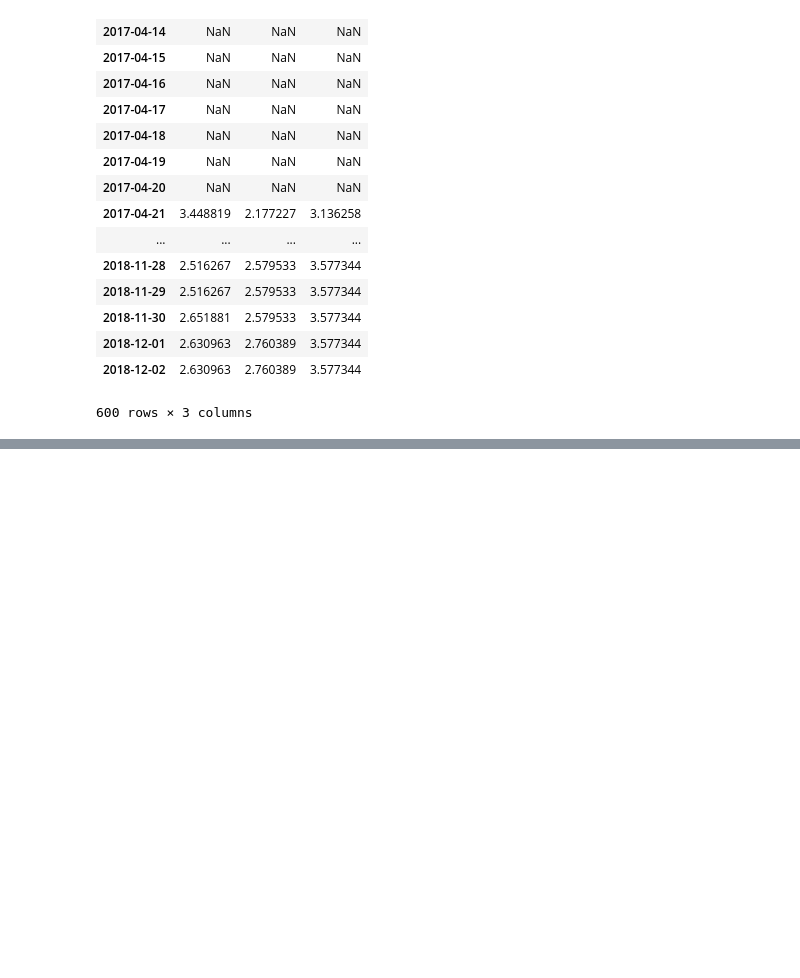
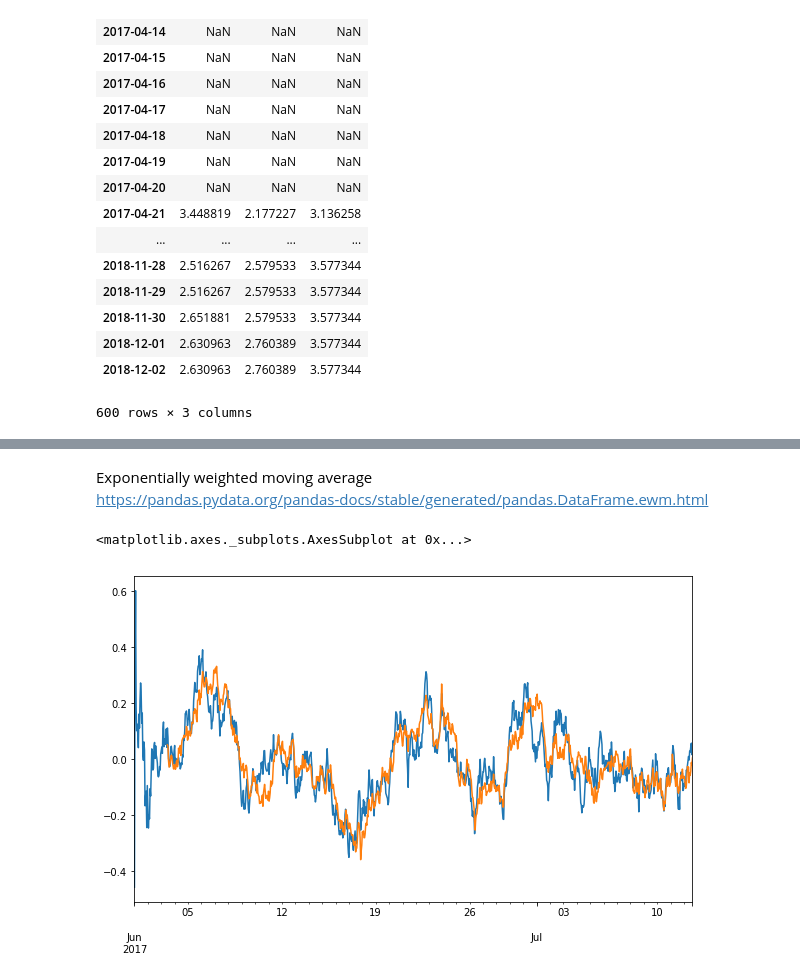
Before and after one commit to vipulsingh24/Time-Series-Analysis-with-Python, a Jupyter notebook: 5.Moving Window Functions.ipynb, the cells around one changed output, grey strips where cells are left out. Saved outputs shown, nothing was run; the diff lists cells and outputs as text; code cells hidden in the pictures; blank space fills up the shorter version.

```diff
--- a/5.Moving Window Functions.ipynb
+++ b/5.Moving Window Functions.ipynb
@@ -123,0 +170,11 @@ SyntaxError: invalid syntax (<ipython-input-12-b6a49be4146b>, line 1)
+# %% [markdown]
+Exponentially weighted moving average
+<br />
+https://pandas.pydata.org/pandas-docs/stable/generated/pandas.DataFrame.ewm.html
+# %%
+ts = pd.Series(np.random.randn(1000), index=pd.date_range(start='6/1/2017', periods=1000, freq='H'))
+ts.ewm(span=60, freq='H', min_periods=0, adjust=True).mean().plot()
+ts.rolling(window=60).mean().plot()
+# %% [output]
+<matplotlib.axes._subplots.AxesSubplot at 0x...>
+[figure, added]
```
Also changed, not shown: parts of 9 cells of this notebook.
